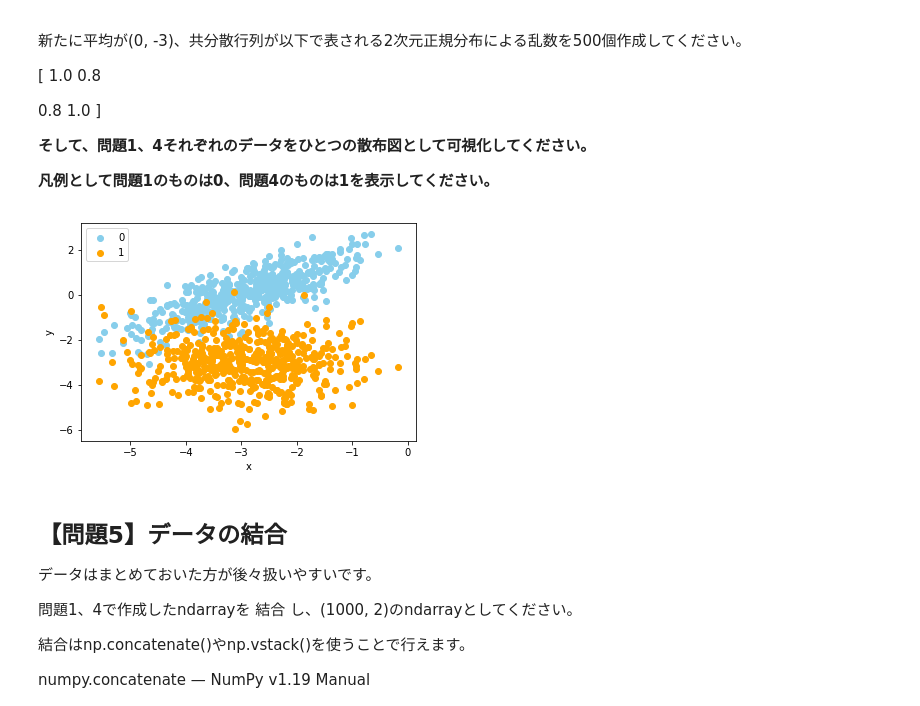
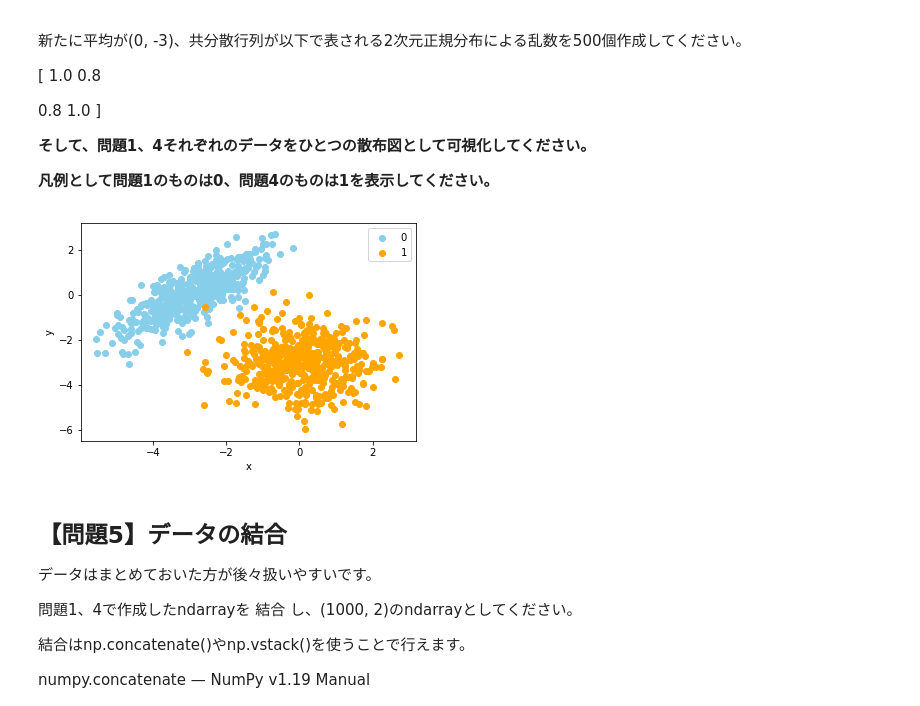
Before and after one commit to sami1220/6.dummy_data, a Jupyter notebook: 6.dummy_data.ipynb, the cells around one changed output. Drawn from its saved outputs; the diff is of its cells as text; code cells hidden in the pictures.

```diff
--- a/6.dummy_data.ipynb
+++ b/6.dummy_data.ipynb
@@ -158,32 +159,32 @@ No handles with labels found to put in legend.
 # %%
 import numpy as np
 import matplotlib.pyplot as plt
 
 np.random.seed(0)
 
 # グラフの平均値
 average = [-3, 0]
 # 共分散行列(2列)
 matrix = [[1.0,0.8],[0.8,1.0]]
 
 average_2 = [0, -3]
 matrix_2 = [[1.0,0.8],[0.8,1.0]]
 
 
 # valuesの変数に２列かつ平均値−３、０の乱数を５００個作る命令を代入する
 values = np.random.multivariate_normal(average, matrix, 500)
 
 values_2 = np.random.multivariate_normal(average_2, matrix_2, 500)
 
 # 回答
 plt.xlabel("x")
 plt.ylabel("y")
 plt.scatter(x=values[:,0],y=values[:,1],color='skyblue', label='0')
-plt.scatter(x=values[:,0],y=values_2[:,1],color='orange', label='1')
+plt.scatter(x=values[:,1],y=values_2[:,1],color='orange', label='1')
 plt.legend()
 plt.show()
 # %% [output]
-[figure, old version]
+[figure, new version]
 # %% [markdown]
 ## 【問題5】データの結合
 
```
Also changed, not shown: parts of 1 cell of this notebook.
